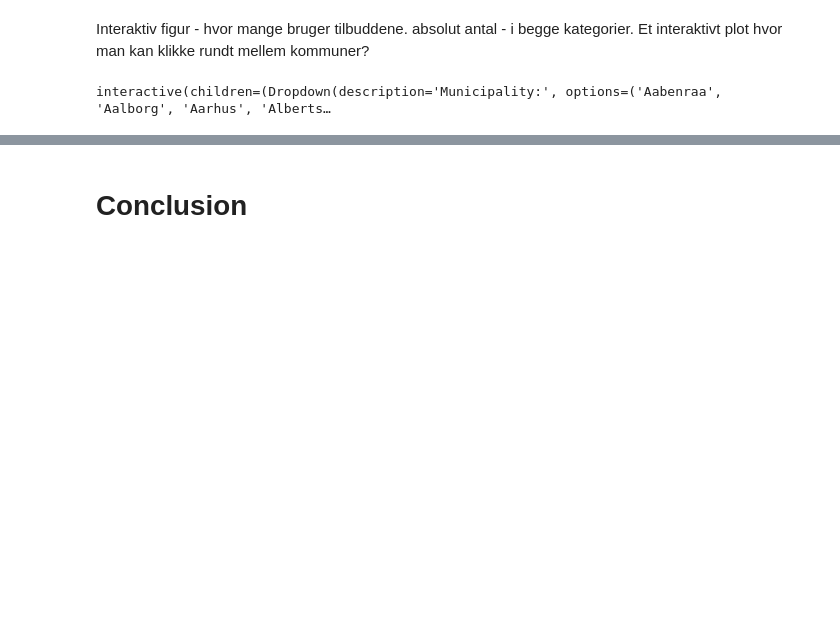
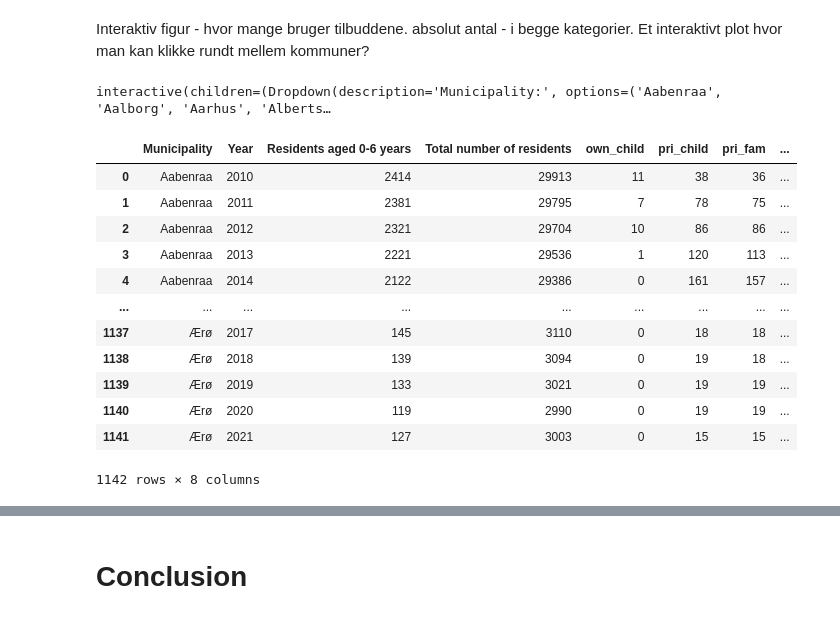
Before and after one commit to NumEconCopenhagen/projects-2023-agnete_louise_mathilde, a Jupyter notebook: dataproject/dataproject.ipynb, the cells around one changed output, grey strips where cells are left out. Cells and saved outputs as stored; diff of their text form; code cells hidden in the pictures; blank space fills up the shorter version.

Commit message:
not done w the table in the bottom

```diff
--- a/dataproject/dataproject.ipynb
+++ b/dataproject/dataproject.ipynb
@@ -270,3 +270,19 @@ dropdown = widgets.Dropdown(options=municipalities, value=municipalities[0], des
 interact(update_plot, municipality=dropdown);
 # %% [output]
 interactive(children=(Dropdown(description='Municipality:', options=('Aabenraa', 'Aalborg', 'Aarhus', 'Alberts…
+# %%
+one2one
+# %% [output]
+|  | Municipality | Year | Residents aged 0-6 years | Total number of residents | own_child | pri_child | pri_fam | ... |
+| 0 | Aabenraa | 2010 | 2414 | 29913 | 11 | 38 | 36 | ... |
+| 1 | Aabenraa | 2011 | 2381 | 29795 | 7 | 78 | 75 | ... |
+| 2 | Aabenraa | 2012 | 2321 | 29704 | 10 | 86 | 86 | ... |
+| 3 | Aabenraa | 2013 | 2221 | 29536 | 1 | 120 | 113 | ... |
+| 4 | Aabenraa | 2014 | 2122 | 29386 | 0 | 161 | 157 | ... |
+| ... | ... | ... | ... | ... | ... | ... | ... | ... |
+| 1137 | Ærø | 2017 | 145 | 3110 | 0 | 18 | 18 | ... |
+| 1138 | Ærø | 2018 | 139 | 3094 | 0 | 19 | 18 | ... |
+| 1139 | Ærø | 2019 | 133 | 3021 | 0 | 19 | 19 | ... |
+| 1140 | Ærø | 2020 | 119 | 2990 | 0 | 19 | 19 | ... |
+| 1141 | Ærø | 2021 | 127 | 3003 | 0 | 15 | 15 | ... |
+1142 rows × 8 columns
```
Also changed, not shown: parts of 3 cells of this notebook.
